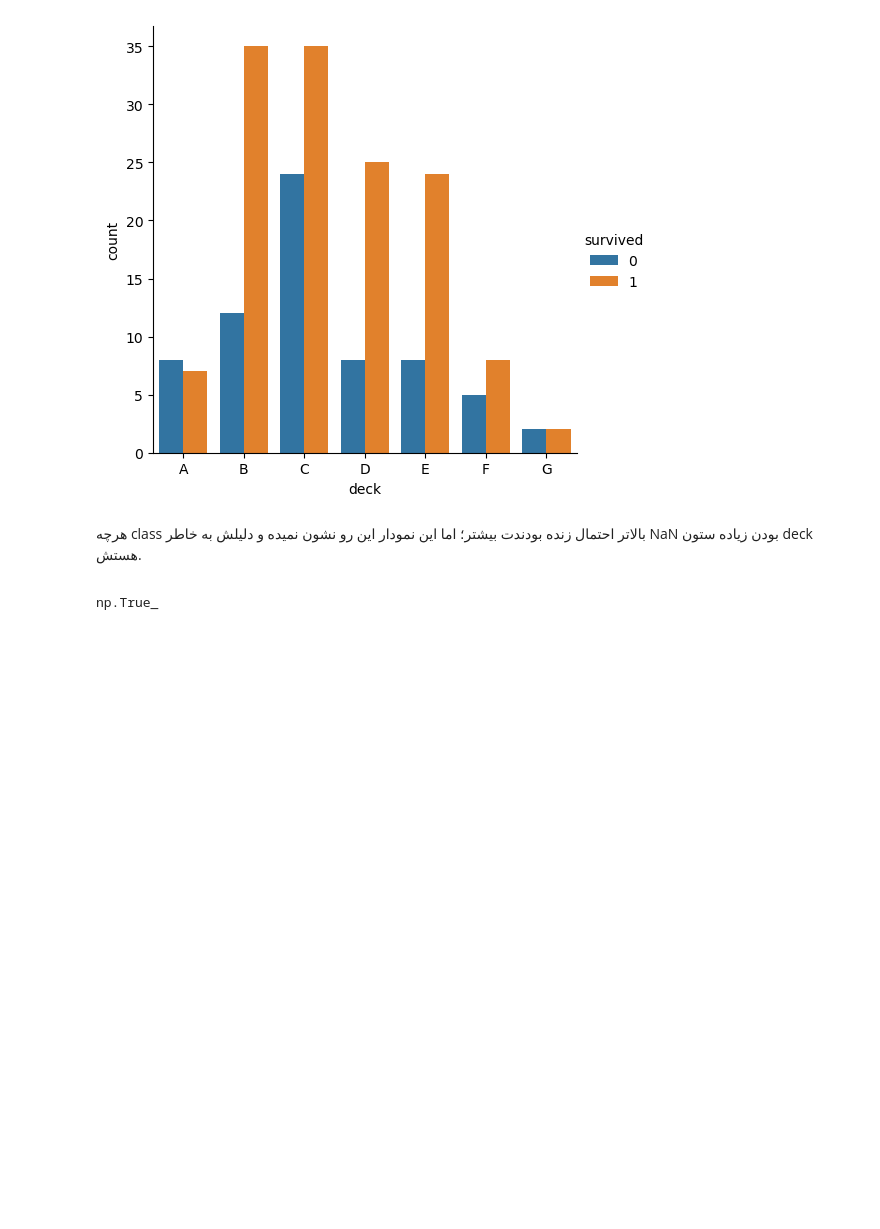
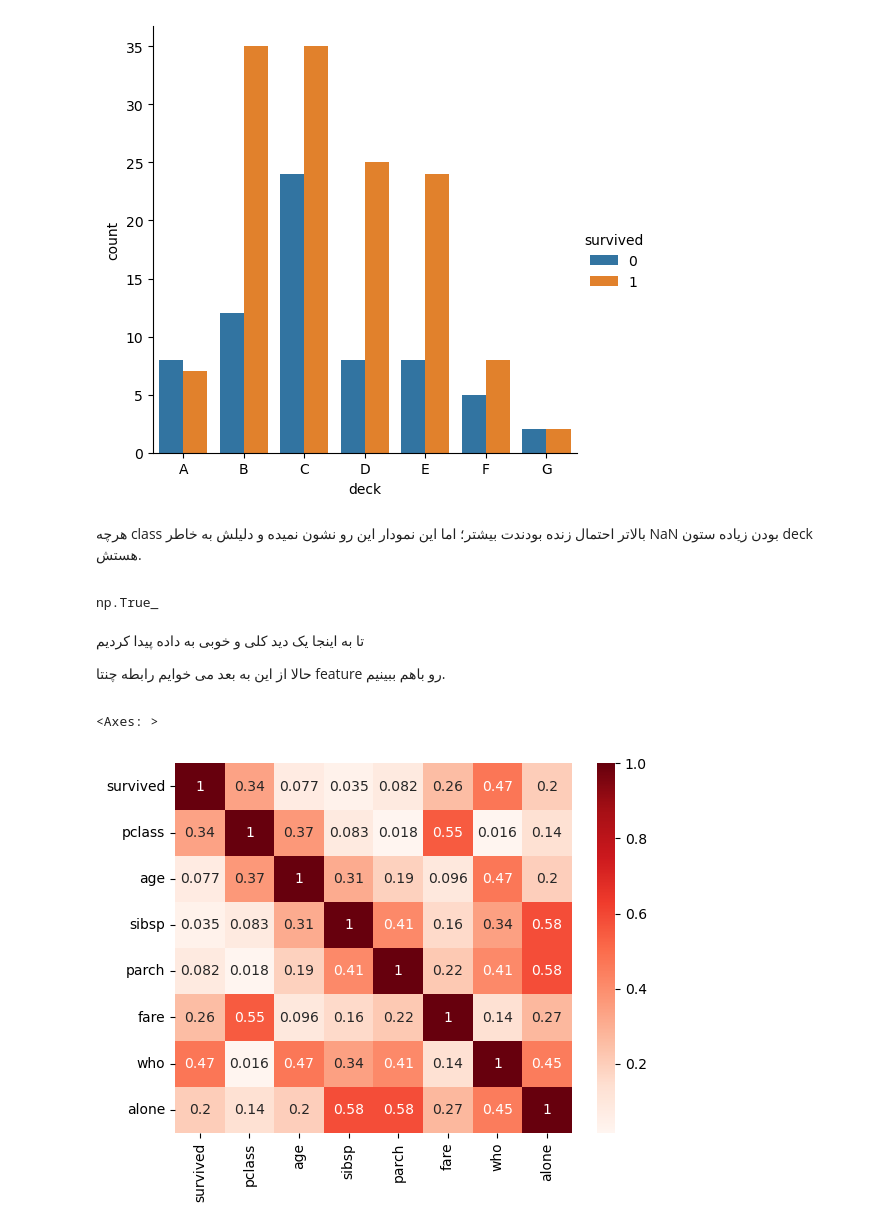
Before and after one commit to AliMHD1377/Personal-projects, a Jupyter notebook: Titanic Viz/Titanic-Viz.ipynb, the cells around one changed output. Cells and saved outputs as stored; diff of their text form; code cells hidden in the pictures; blank space fills up the shorter version.

```diff
--- a/Titanic Viz/Titanic-Viz.ipynb
+++ b/Titanic Viz/Titanic-Viz.ipynb
@@ -200,3 +200,30 @@ sns.catplot(
 }) == df.survived).all()
 # %% [output]
 np.True_
+# %% [markdown]
+<div dir='rtl'>
+
+تا به اینجا یک دید کلی و خوبی به داده پیدا کردیم
+
+حالا از این به بعد می خوایم رابطه چنتا feature رو باهم ببینیم.
+# %%
+df['alone'] = df['alone'].map({
+    True : 1,
+    False : 0
+})
+
+df['who'] = df['who'].map({
+    'man':1,
+    'woman':2,
+    'child':3
+})
+df_numerical = df.select_dtypes(include=['int64', 'float64'])
+# %%
+sns.heatmap(
+    abs(df_numerical.corr()),
+    annot=True,
+    cmap='Reds'
+)
+# %% [output]
+<Axes: >
+[figure, added]
```
